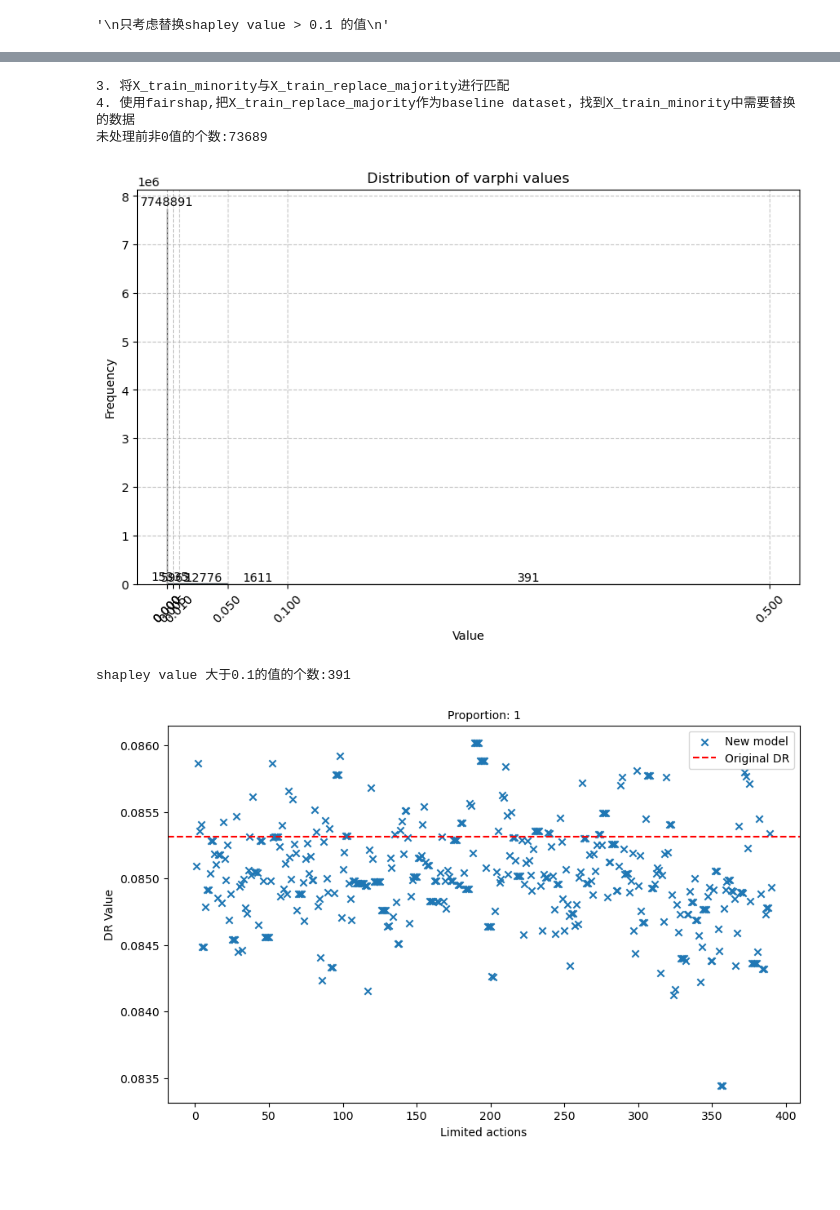
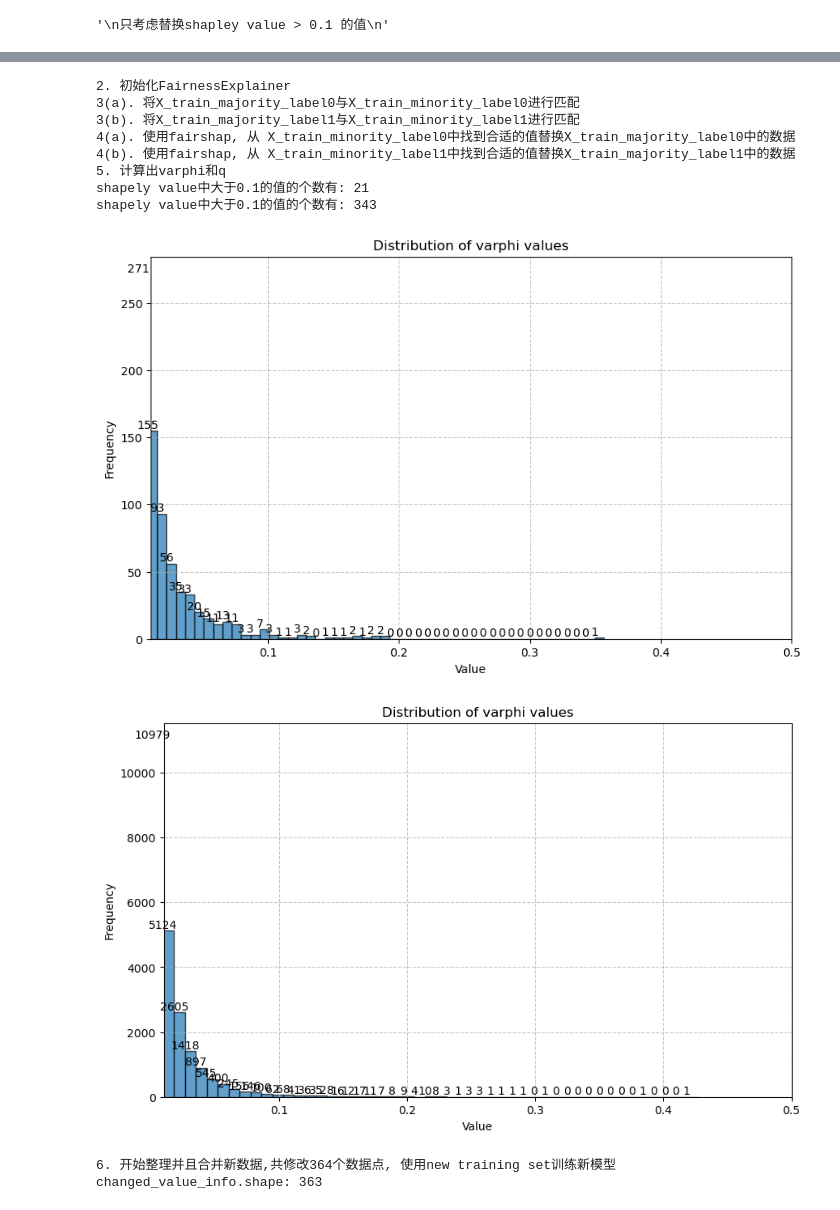
Before and after one commit to youlei202/FairSHAP, a Jupyter notebook: zz_new_census_kdd.ipynb, the cells around one changed output, grey strips where cells are left out. Cells and saved outputs as stored; diff of their text form; code cells hidden in the pictures; blank space fills up the shorter version.

```diff
--- a/zz_new_census_kdd.ipynb
+++ b/zz_new_census_kdd.ipynb
@@ -49,7 +49,7 @@ processed_census_income_kdd.head(3)
 ### 3. Split label/unlabel data, split train/test data.
 # %%
 '''census income kdd dataset'''
-sampled_data = processed_census_income_kdd.sample(frac=0.15, random_state=42)
+sampled_data = processed_census_income_kdd.sample(frac=0.1, random_state=42)
 df = sampled_data.copy()
 X = df.drop('class', axis=1)
 y = df['class']
@@ -180,22 +191,26 @@ shapley value 大于0.1的值的个数:504
 # %%
-from src.experiments_approach2 import ExperimentNew
-
 ''' 改变majority group中的部分特征值'''
-experiment2 = ExperimentNew(
+experiment2 = ExperimentNew2(
                             model,
                             X_train_majority,
                             y_train_majority,
                             X_train_minority,
                             y_train_minority,
                             X_test,
                             y_test,
                             dataset_name='census_income',
                             change_group = 'majority')
 experiment2.run_experiment()
 # %% [output]
-3. 将X_train_minority与X_train_replace_majority进行匹配
-4. 使用fairshap,把X_train_replace_majority作为baseline dataset，找到X_train_minority中需要替换的数据
-未处理前非0值的个数:73689
+2. 初始化FairnessExplainer
+3(a). 将X_train_majority_label0与X_train_minority_label0进行匹配
+3(b). 将X_train_majority_label1与X_train_minority_label1进行匹配
+4(a). 使用fairshap, 从 X_train_minority_label0中找到合适的值替换X_train_majority_label0中的数据
+4(b). 使用fairshap, 从 X_train_minority_label1中找到合适的值替换X_train_majority_label1中的数据
+5. 计算出varphi和q
+shapely value中大于0.1的值的个数有: 21
+shapely value中大于0.1的值的个数有: 343
-[figure, old version]
+[figure, new version]
+[figure, new version]
-shapley value 大于0.1的值的个数:391
+6. 开始整理并且合并新数据,共修改364个数据点, 使用new training set训练新模型
+changed_value_info.shape: 363
-[figure, old version]
```
Also changed, not shown: parts of 6 cells of this notebook, 10 other files.
